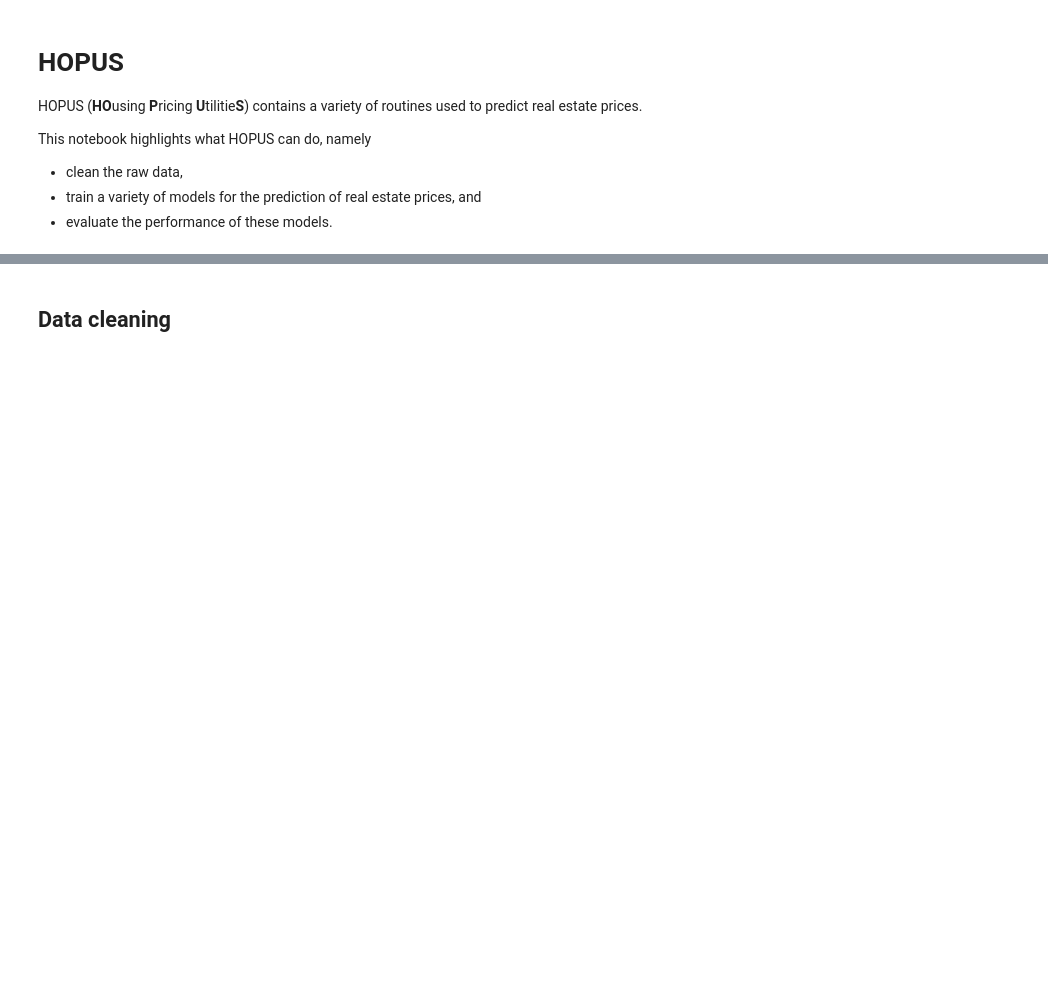
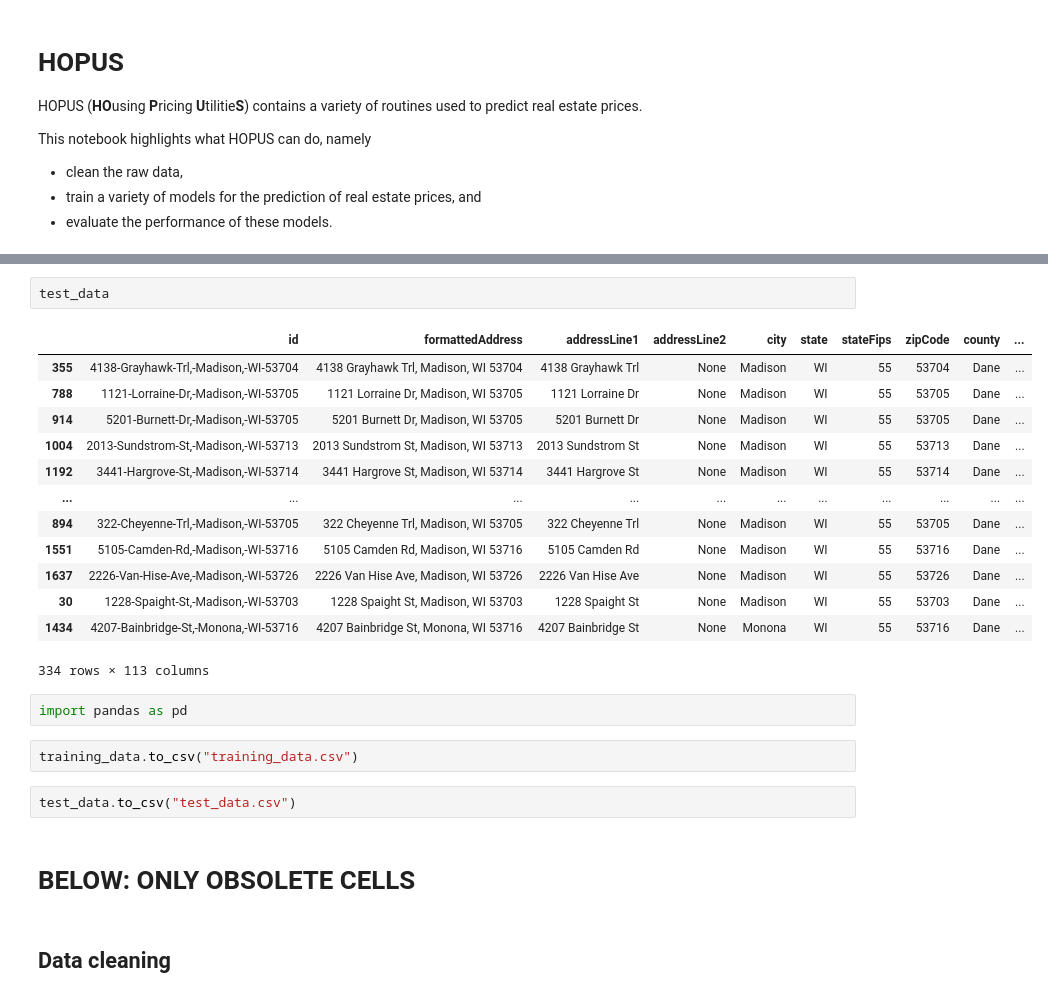
Before and after one commit to aremondtiedrez/hopus, a Jupyter notebook: demo/demo.ipynb, the cells around one changed output, grey strips where cells are left out. Drawn from its saved outputs; the diff is of its cells as text; blank space fills up the shorter version.

```diff
--- a/demo/demo.ipynb
+++ b/demo/demo.ipynb
@@ -74,3 +118,27 @@ import preprocessing
+# %%
+test_data
+# %% [output]
+|  | id | formattedAddress | addressLine1 | addressLine2 | city | state | stateFips | zipCode | county | ... |
+| 355 | 4138-Grayhawk-Trl,-Madison,-WI-53704 | 4138 Grayhawk Trl, Madison, WI 53704 | 4138 Grayhawk Trl | None | Madison | WI | 55 | 53704 | Dane | ... |
+| 788 | 1121-Lorraine-Dr,-Madison,-WI-53705 | 1121 Lorraine Dr, Madison, WI 53705 | 1121 Lorraine Dr | None | Madison | WI | 55 | 53705 | Dane | ... |
+| 914 | 5201-Burnett-Dr,-Madison,-WI-53705 | 5201 Burnett Dr, Madison, WI 53705 | 5201 Burnett Dr | None | Madison | WI | 55 | 53705 | Dane | ... |
+| 1004 | 2013-Sundstrom-St,-Madison,-WI-53713 | 2013 Sundstrom St, Madison, WI 53713 | 2013 Sundstrom St | None | Madison | WI | 55 | 53713 | Dane | ... |
+| 1192 | 3441-Hargrove-St,-Madison,-WI-53714 | 3441 Hargrove St, Madison, WI 53714 | 3441 Hargrove St | None | Madison | WI | 55 | 53714 | Dane | ... |
+| ... | ... | ... | ... | ... | ... | ... | ... | ... | ... | ... |
+| 894 | 322-Cheyenne-Trl,-Madison,-WI-53705 | 322 Cheyenne Trl, Madison, WI 53705 | 322 Cheyenne Trl | None | Madison | WI | 55 | 53705 | Dane | ... |
+| 1551 | 5105-Camden-Rd,-Madison,-WI-53716 | 5105 Camden Rd, Madison, WI 53716 | 5105 Camden Rd | None | Madison | WI | 55 | 53716 | Dane | ... |
+| 1637 | 2226-Van-Hise-Ave,-Madison,-WI-53726 | 2226 Van Hise Ave, Madison, WI 53726 | 2226 Van Hise Ave | None | Madison | WI | 55 | 53726 | Dane | ... |
+| 30 | 1228-Spaight-St,-Madison,-WI-53703 | 1228 Spaight St, Madison, WI 53703 | 1228 Spaight St | None | Madison | WI | 55 | 53703 | Dane | ... |
+| 1434 | 4207-Bainbridge-St,-Monona,-WI-53716 | 4207 Bainbridge St, Monona, WI 53716 | 4207 Bainbridge St | None | Monona | WI | 55 | 53716 | Dane | ... |
+334 rows × 113 columns
+# %%
+import pandas as pd
+# %%
+training_data.to_csv("training_data.csv")
+# %%
+test_data.to_csv("test_data.csv")
+# %% [markdown]
+# BELOW: ONLY OBSOLETE CELLS
 # %% [markdown]
 ## Data cleaning
 # %%
```
Also changed, not shown: parts of 15 cells of this notebook.
